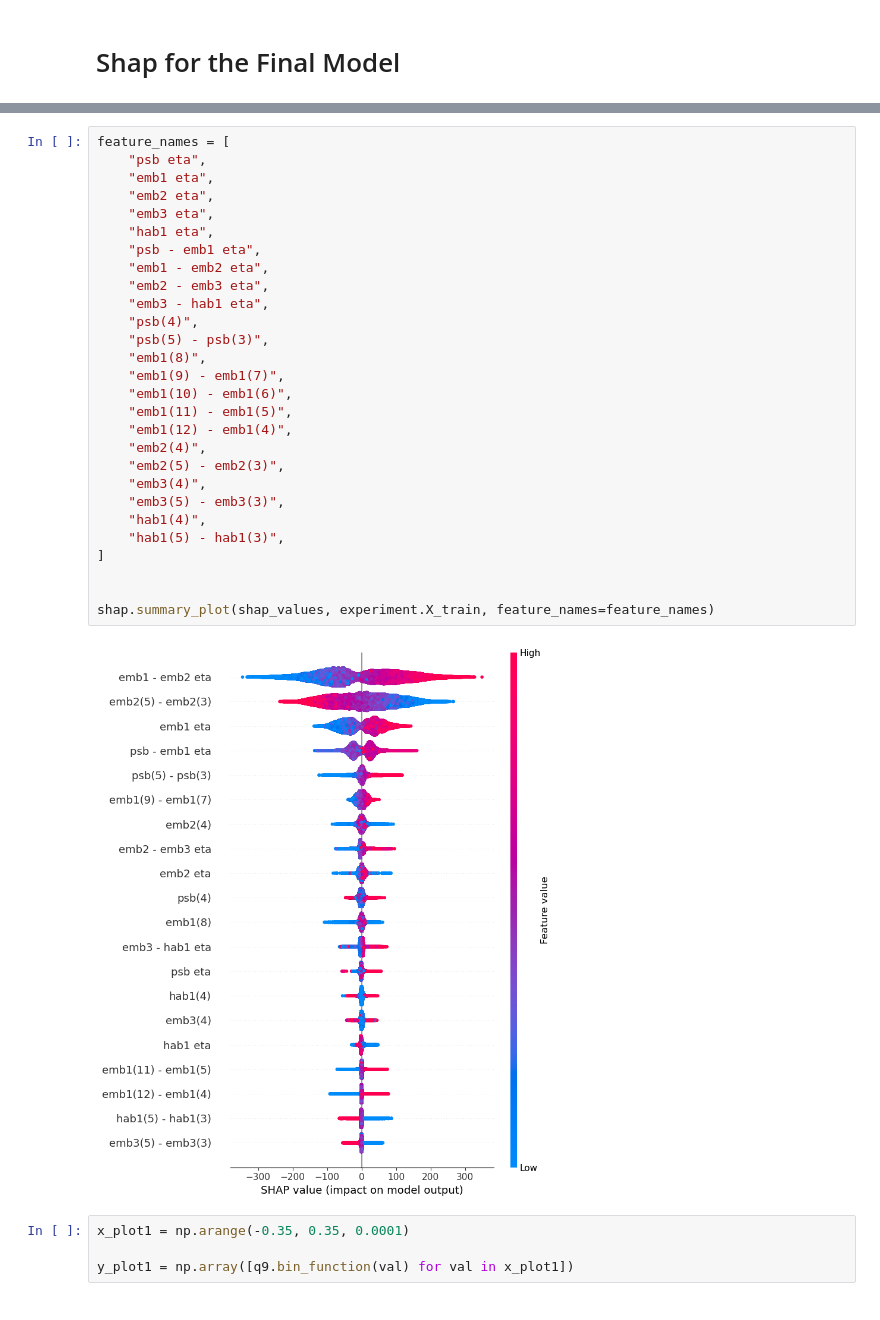
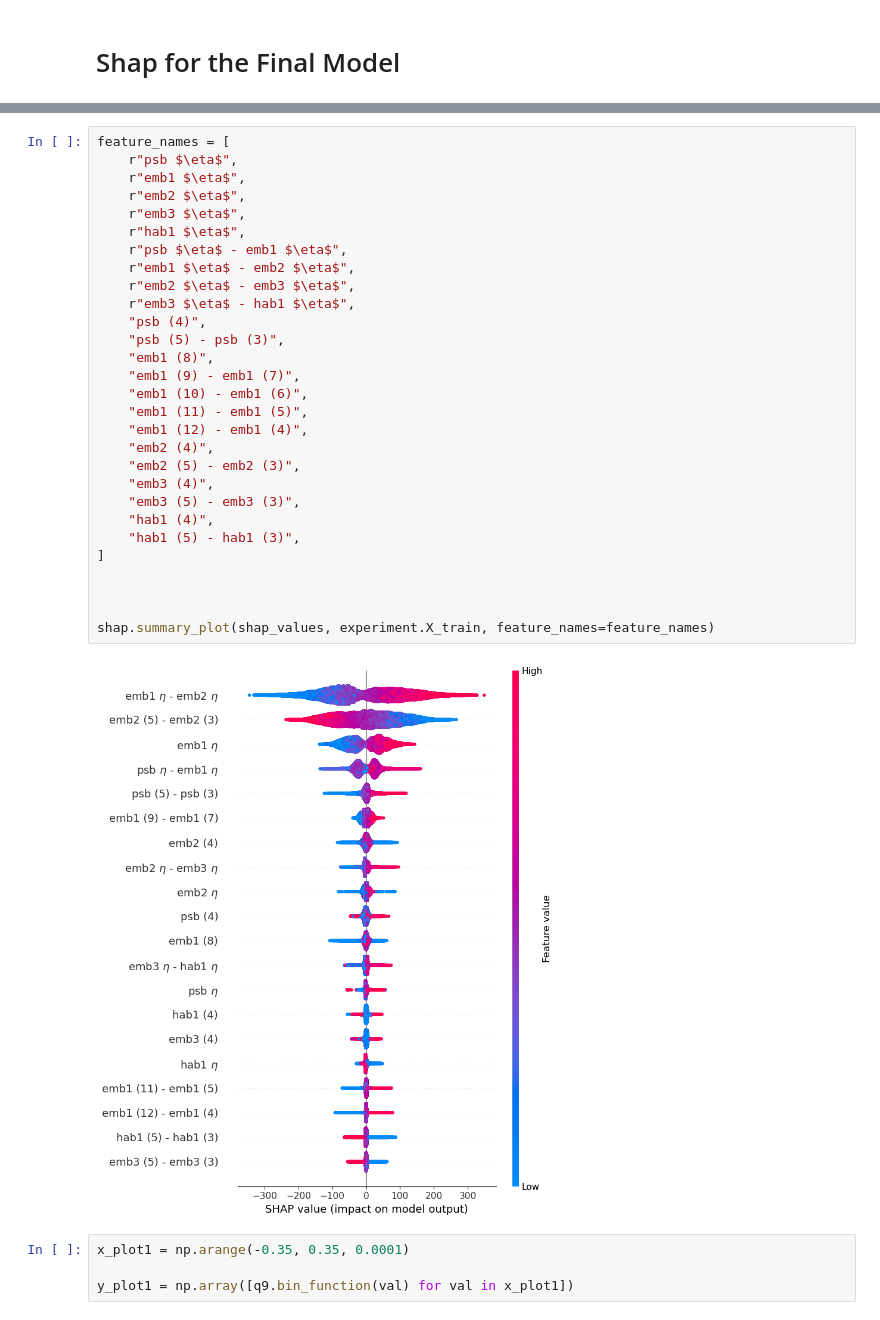
Before and after one commit to p-mucha/ML-for-ATLAS-Hardware-Trigger-at-HL-LHC-in-HH-4b, a Jupyter notebook: notebooks/11.0-pm-quantisation.ipynb, the cells around one changed output, grey strips where cells are left out. Drawn from its saved outputs; the diff is of its cells as text.

```diff
--- a/notebooks/11.0-pm-quantisation.ipynb
+++ b/notebooks/11.0-pm-quantisation.ipynb
@@ -666,33 +686,34 @@ shap_values = explainer.shap_values(experiment.X_train, check_additivity=False)
 # %%
 feature_names = [
-    "psb eta",
-    "emb1 eta",
-    "emb2 eta",
-    "emb3 eta",
-    "hab1 eta",
-    "psb - emb1 eta",
-    "emb1 - emb2 eta",
-    "emb2 - emb3 eta",
-    "emb3 - hab1 eta",
-    "psb(4)",
-    "psb(5) - psb(3)",
-    "emb1(8)",
-    "emb1(9) - emb1(7)",
-    "emb1(10) - emb1(6)",
-    "emb1(11) - emb1(5)",
-    "emb1(12) - emb1(4)",
-    "emb2(4)",
-    "emb2(5) - emb2(3)",
-    "emb3(4)",
-    "emb3(5) - emb3(3)",
-    "hab1(4)",
-    "hab1(5) - hab1(3)",
+    r"psb $\eta$",
+    r"emb1 $\eta$",
+    r"emb2 $\eta$",
+    r"emb3 $\eta$",
+    r"hab1 $\eta$",
+    r"psb $\eta$ - emb1 $\eta$",
+    r"emb1 $\eta$ - emb2 $\eta$",
+    r"emb2 $\eta$ - emb3 $\eta$",
+    r"emb3 $\eta$ - hab1 $\eta$",
+    "psb (4)",
+    "psb (5) - psb (3)",
+    "emb1 (8)",
+    "emb1 (9) - emb1 (7)",
+    "emb1 (10) - emb1 (6)",
+    "emb1 (11) - emb1 (5)",
+    "emb1 (12) - emb1 (4)",
+    "emb2 (4)",
+    "emb2 (5) - emb2 (3)",
+    "emb3 (4)",
+    "emb3 (5) - emb3 (3)",
+    "hab1 (4)",
+    "hab1 (5) - hab1 (3)",
 ]
 
 
+
 shap.summary_plot(shap_values, experiment.X_train, feature_names=feature_names)
 # %% [output]
-[figure, old version]
+[figure, new version]
 # %%
 x_plot1 = np.arange(-0.35, 0.35, 0.0001)
 
```
Also changed, not shown: parts of 6 cells of this notebook, 5 other files.
